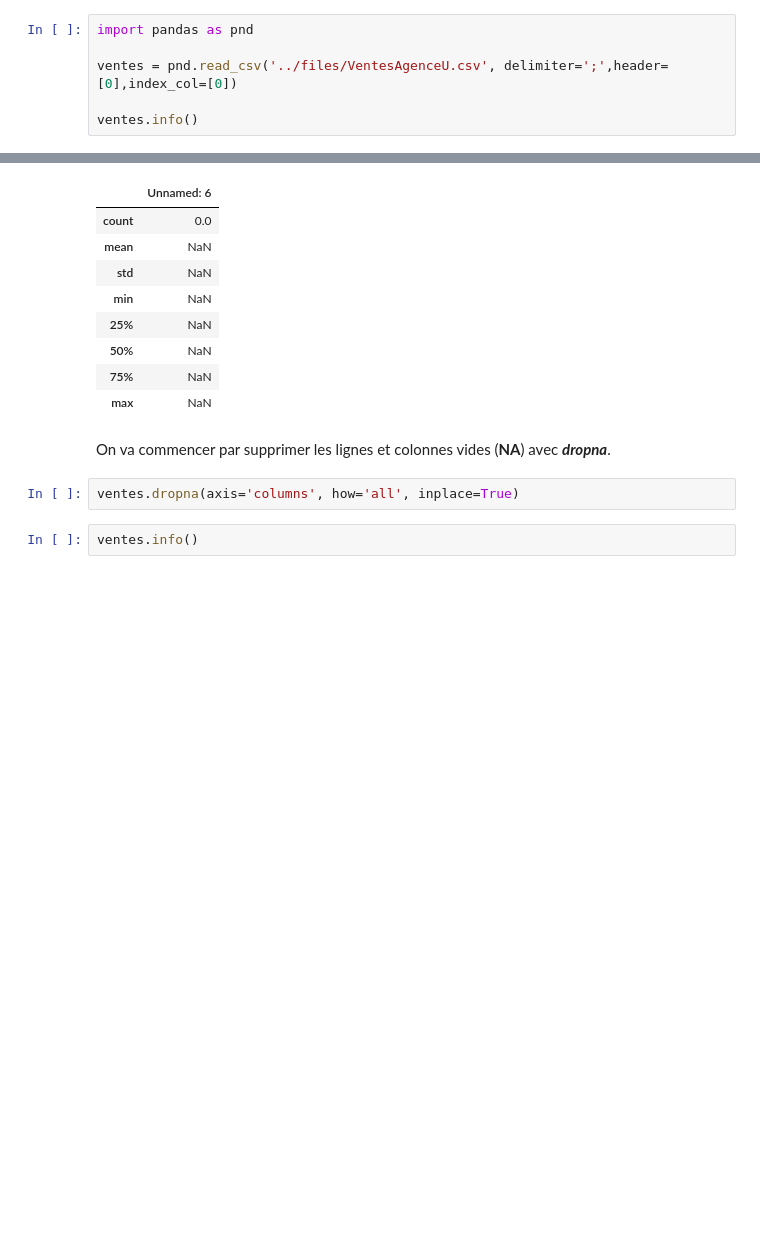
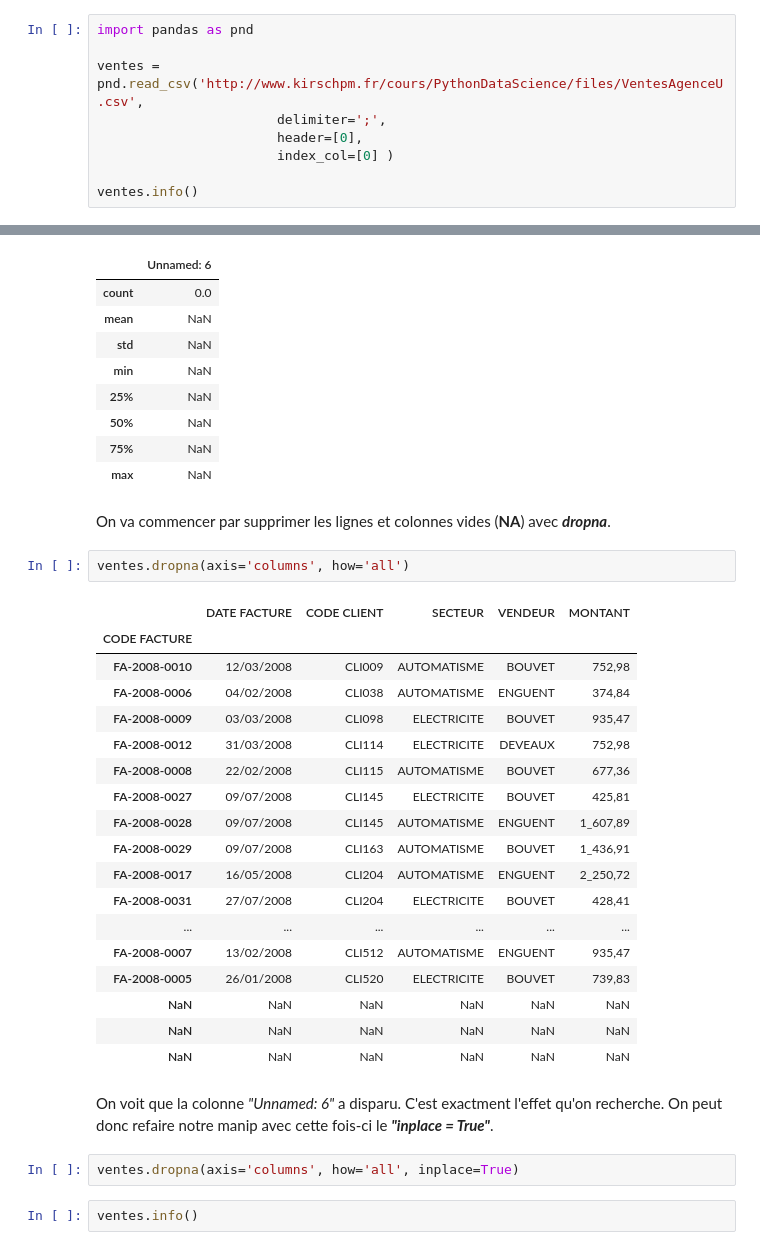
Before and after one commit to mkirschpin/CoursPython, a Jupyter notebook: solutions/Exo1.ipynb, the cells around one changed output, grey strips where cells are left out. Drawn from its saved outputs; the diff is of its cells as text; blank space fills up the shorter version.

```diff
--- a/solutions/Exo1.ipynb
+++ b/solutions/Exo1.ipynb
@@ -7,7 +7,10 @@ D'abord la lecture d'un fichier CSV avec ***read_csv***.
 # %%
 import pandas as pnd
 
-ventes = pnd.read_csv('../files/VentesAgenceU.csv', delimiter=';',header=[0],index_col=[0])
+ventes = pnd.read_csv('http://www.kirschpm.fr/cours/PythonDataScience/files/VentesAgenceU.csv',
+                       delimiter=';',
+                       header=[0],
+                       index_col=[0] )
 
 ventes.info()
 # %% [output]
@@ -73,7 +76,30 @@ ventes.describe()
 
 On va commencer par supprimer les lignes et colonnes vides (**NA**) avec ***dropna***.
 # %%
-ventes.dropna(axis='columns', how='all', inplace=True)
+ventes.dropna(axis='columns', how='all')
+# %% [output]
+|  | DATE FACTURE | CODE CLIENT | SECTEUR | VENDEUR | MONTANT |
+| CODE FACTURE |  |  |  |  |  |
+| FA-2008-0010 | 12/03/2008 | CLI009 | AUTOMATISME | BOUVET | 752,98 |
+| FA-2008-0006 | 04/02/2008 | CLI038 | AUTOMATISME | ENGUENT | 374,84 |
+| FA-2008-0009 | 03/03/2008 | CLI098 | ELECTRICITE | BOUVET | 935,47 |
+| FA-2008-0012 | 31/03/2008 | CLI114 | ELECTRICITE | DEVEAUX | 752,98 |
+| FA-2008-0008 | 22/02/2008 | CLI115 | AUTOMATISME | BOUVET | 677,36 |
+| FA-2008-0027 | 09/07/2008 | CLI145 | ELECTRICITE | BOUVET | 425,81 |
+| FA-2008-0028 | 09/07/2008 | CLI145 | AUTOMATISME | ENGUENT | 1_607,89 |
+| FA-2008-0029 | 09/07/2008 | CLI163 | AUTOMATISME | BOUVET | 1_436,91 |
+| FA-2008-0017 | 16/05/2008 | CLI204 | AUTOMATISME | ENGUENT | 2_250,72 |
+| FA-2008-0031 | 27/07/2008 | CLI204 | ELECTRICITE | BOUVET | 428,41 |
+| ... | ... | ... | ... | ... | ... |
+| FA-2008-0007 | 13/02/2008 | CLI512 | AUTOMATISME | ENGUENT | 935,47 |
+| FA-2008-0005 | 26/01/2008 | CLI520 | ELECTRICITE | BOUVET | 739,83 |
+| NaN | NaN | NaN | NaN | NaN | NaN |
+| NaN | NaN | NaN | NaN | NaN | NaN |
+| NaN | NaN | NaN | NaN | NaN | NaN |
+# %% [markdown]
+On voit que la colonne *"Unnamed: 6"* a disparu. C'est exactment l'effet qu'on recherche. On peut donc refaire notre manip avec cette fois-ci le ***"inplace = True"***.
+# %%
+ventes.dropna(axis='columns', how='all', inplace=True)
 # %%
 ventes.info()
 # %% [output]
```
Also changed, not shown: 6 other files.
